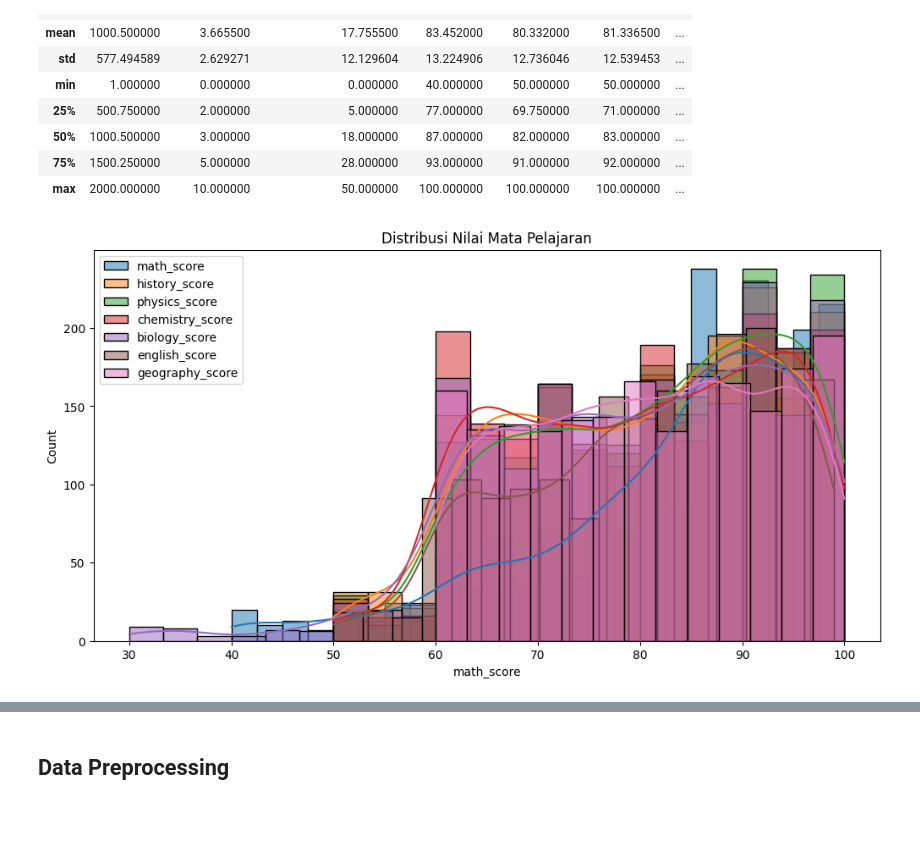
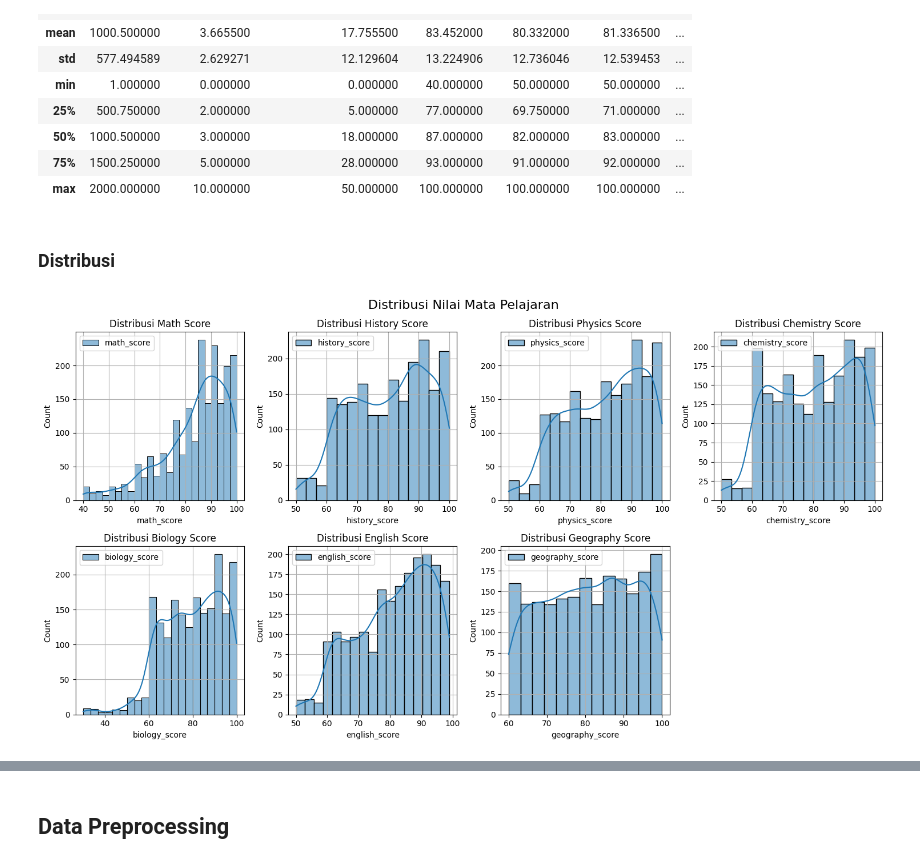
Before and after one commit to akhmad-ardi/Subject_Recommendation_System, a Jupyter notebook: Subject_Recommendation_System.ipynb, the cells around one changed output, grey strips where cells are left out. Drawn from its saved outputs; the diff is of its cells as text; code cells hidden in the pictures; blank space fills up the shorter version.

```diff
--- a/Subject_Recommendation_System.ipynb
+++ b/Subject_Recommendation_System.ipynb
@@ -90,11 +94,16 @@ df.describe()
+# %% [markdown]
+### Distribusi
 # %%
-subjects = ['math_score', 'history_score', 'physics_score', 'chemistry_score', 'biology_score', 'english_score', 'geography_score']
+plt.figure(figsize=(15, 8))
+for i, subject in enumerate(subjects):
+    plt.subplot(2, 4, i+1)
+    sns.histplot(data=df, x=subject, kde=True, label=subject, alpha=0.5)
+    plt.title(f'Distribusi {subject.replace("_", " ").title()}')
+    plt.legend()
+    plt.grid(True)
 
-plt.figure(figsize=(12, 6))
-for subject in subjects:
-    sns.histplot(df[subject], kde=True, label=subject, alpha=0.5)
-plt.title("Distribusi Nilai Mata Pelajaran")
-plt.legend()
+plt.suptitle('Distribusi Nilai Mata Pelajaran', fontsize=16)
+plt.tight_layout()
 plt.show()
 # %% [output]
-[figure, old version]
+[figure, new version]
```
Also changed, not shown: parts of 42 cells of this notebook.
